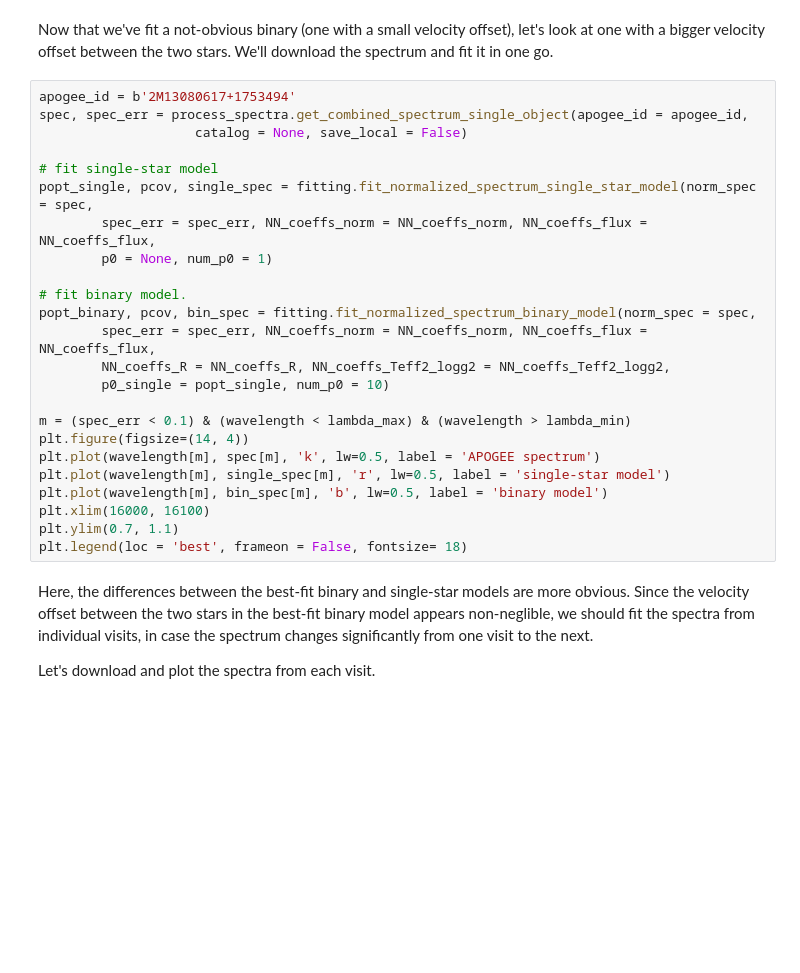
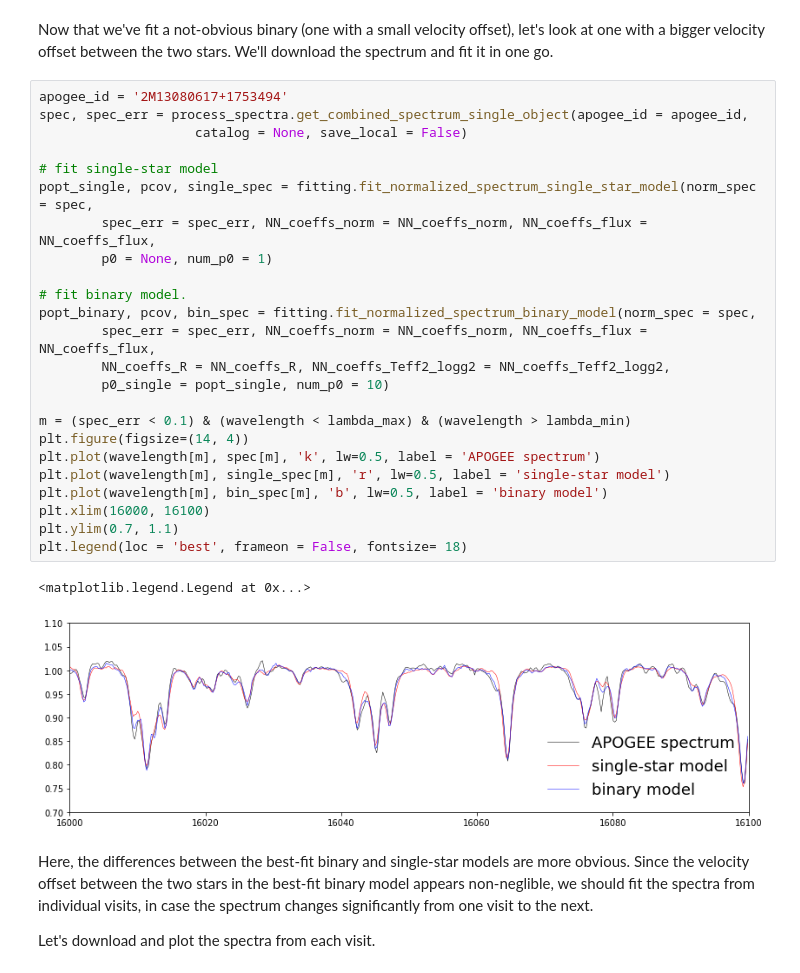
Before and after one commit to tingyuansen/binspec_plus, a Jupyter notebook: tutorial.ipynb, the cells around one changed output. Cells and saved outputs as stored; diff of their text form; blank space fills up the shorter version.

```diff
--- a/tutorial.ipynb
+++ b/tutorial.ipynb
@@ -184,29 +189,32 @@ print(chi2_diff)
 # %% [markdown]
 Now that we've fit a not-obvious binary (one with a small velocity offset), let's look at one with a bigger velocity offset between the two stars. We'll download the spectrum and fit it in one go.
 # %%
-apogee_id = b'2M13080617+1753494'
+apogee_id = '2M13080617+1753494'
 spec, spec_err = process_spectra.get_combined_spectrum_single_object(apogee_id = apogee_id,
                     catalog = None, save_local = False)
 
 # fit single-star model
 popt_single, pcov, single_spec = fitting.fit_normalized_spectrum_single_star_model(norm_spec = spec,
         spec_err = spec_err, NN_coeffs_norm = NN_coeffs_norm, NN_coeffs_flux = NN_coeffs_flux,
         p0 = None, num_p0 = 1)
 
 # fit binary model.
 popt_binary, pcov, bin_spec = fitting.fit_normalized_spectrum_binary_model(norm_spec = spec,
         spec_err = spec_err, NN_coeffs_norm = NN_coeffs_norm, NN_coeffs_flux = NN_coeffs_flux,
         NN_coeffs_R = NN_coeffs_R, NN_coeffs_Teff2_logg2 = NN_coeffs_Teff2_logg2,
         p0_single = popt_single, num_p0 = 10)
 
 m = (spec_err < 0.1) & (wavelength < lambda_max) & (wavelength > lambda_min)
 plt.figure(figsize=(14, 4))
 plt.plot(wavelength[m], spec[m], 'k', lw=0.5, label = 'APOGEE spectrum')
 plt.plot(wavelength[m], single_spec[m], 'r', lw=0.5, label = 'single-star model')
 plt.plot(wavelength[m], bin_spec[m], 'b', lw=0.5, label = 'binary model')
 plt.xlim(16000, 16100)
 plt.ylim(0.7, 1.1)
 plt.legend(loc = 'best', frameon = False, fontsize= 18)
+# %% [output]
+<matplotlib.legend.Legend at 0x...>
+[figure, added]
 # %% [markdown]
 Here, the differences between the best-fit binary and single-star models are more obvious. Since the velocity offset between the two stars in the best-fit binary model appears non-neglible, we should fit the spectra from individual visits, in case the spectrum changes significantly from one visit to the next.
 
```
Also changed, not shown: parts of 14 cells of this notebook, 1 other file.
